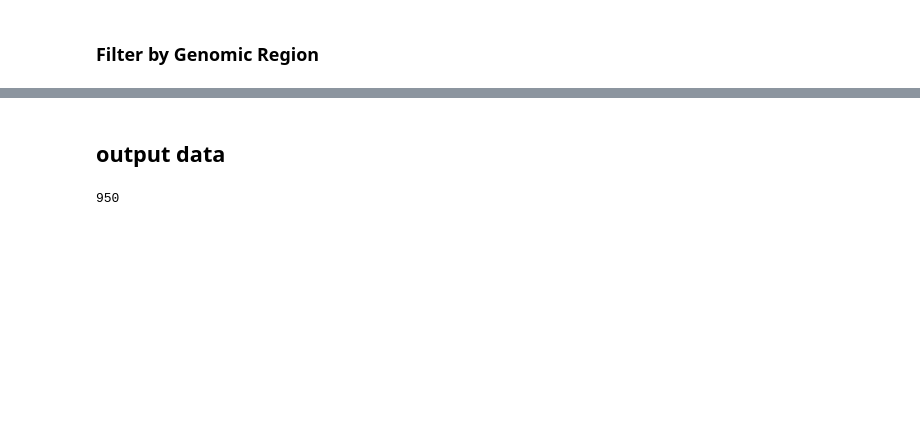
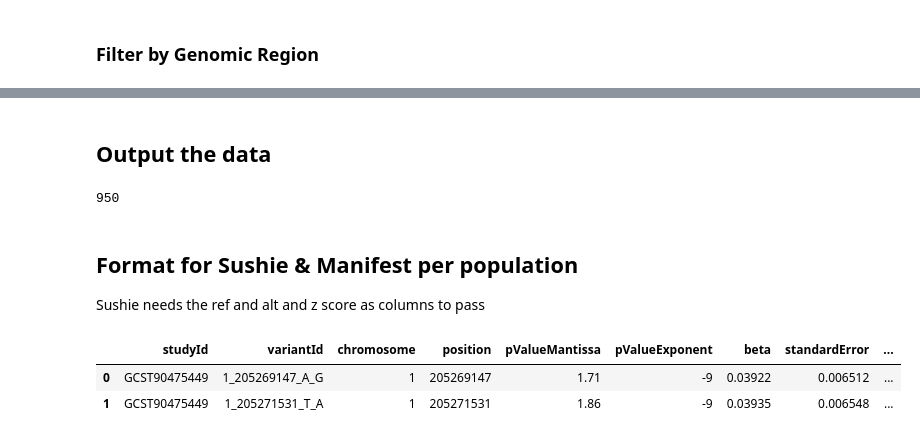
Before and after one commit to opentargets/nf-fine-mapping, a Jupyter notebook: data_generation/bin/subsetted_data_african_europe.ipynb, the cells around one changed output, grey strips where cells are left out. Cells and saved outputs as stored; diff of their text form; code cells hidden in the pictures; blank space fills up the shorter version.

Commit message:
formatting export for sushi

```diff
--- a/data_generation/bin/subsetted_data_african_europe.ipynb
+++ b/data_generation/bin/subsetted_data_african_europe.ipynb
@@ -336,3 +317,3 @@ only showing top 20 rows
 # %% [markdown]
-## output data
+## Output the data
 # %%
@@ -344,3 +325,18 @@ subset_region_with_pop.filter(subset_region_with_pop.pValueExponent < -3).count(
 subset_region_with_pop.write.parquet(
     f"../outputs/{lead_variant}_set.parquet", mode="overwrite"
 )
+# %% [markdown]
+## Format for Sushie & Manifest per population
+Sushie needs the ref and alt and z score as columns to pass
+# %%
+# this is the required format
+import pandas as pd
+
+pd.read_csv(
+    "/home/whittog/src/nf-fine-mapping/data_generation/example_sumstats/leadvariantId=1_205247445_G_A/ldPopulation=afr/part-00000-402c1c21-2991-43f6-8fe5-15ba0222a1da.c000.csv",
+    sep="\t",
+).head(2)
+# %% [output]
+|  | studyId | variantId | chromosome | position | pValueMantissa | pValueExponent | beta | standardError | ... |
+| 0 | GCST90475449 | 1_205269147_A_G | 1 | 205269147 | 1.71 | -9 | 0.03922 | 0.006512 | ... |
+| 1 | GCST90475449 | 1_205271531_T_A | 1 | 205271531 | 1.86 | -9 | 0.03935 | 0.006548 | ... |
```
Also changed, not shown: parts of 20 cells of this notebook.
